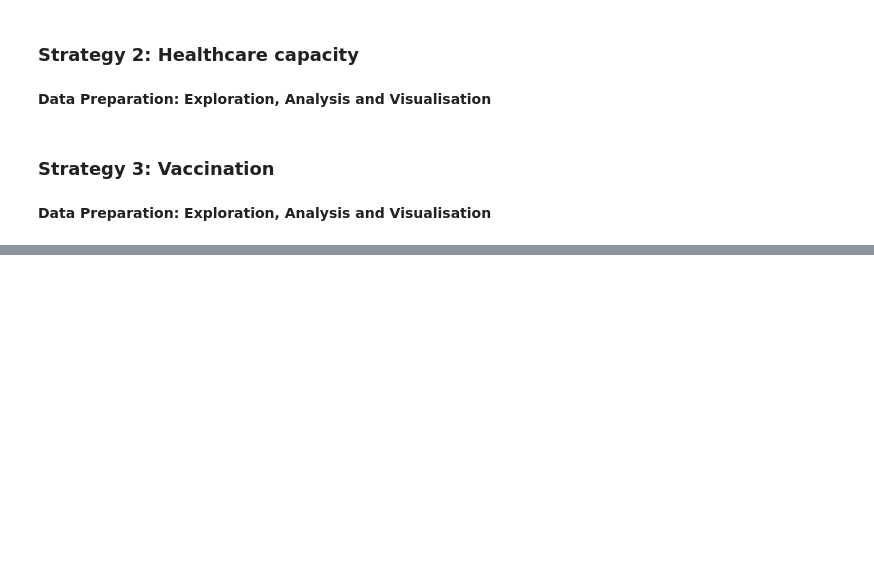
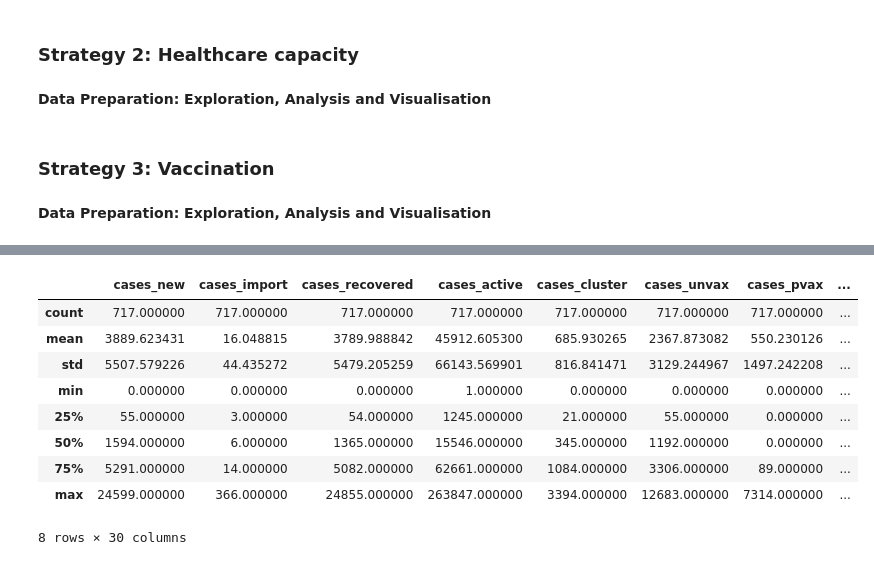
Before and after one commit to Karmen-Tee/covid19-public, a Jupyter notebook: Descriptive Analysis.ipynb, the cells around one changed output, grey strips where cells are left out. Cells and saved outputs as stored; diff of their text form; code cells hidden in the pictures; blank space fills up the shorter version.

```diff
--- a/Descriptive Analysis.ipynb
+++ b/Descriptive Analysis.ipynb
@@ -14,0 +99,13 @@
+# %%
+daily_cases.describe()
+# %% [output]
+|  | cases_new | cases_import | cases_recovered | cases_active | cases_cluster | cases_unvax | cases_pvax | ... |
+| count | 717.000000 | 717.000000 | 717.000000 | 717.000000 | 717.000000 | 717.000000 | 717.000000 | ... |
+| mean | 3889.623431 | 16.048815 | 3789.988842 | 45912.605300 | 685.930265 | 2367.873082 | 550.230126 | ... |
+| std | 5507.579226 | 44.435272 | 5479.205259 | 66143.569901 | 816.841471 | 3129.244967 | 1497.242208 | ... |
+| min | 0.000000 | 0.000000 | 0.000000 | 1.000000 | 0.000000 | 0.000000 | 0.000000 | ... |
+| 25% | 55.000000 | 3.000000 | 54.000000 | 1245.000000 | 21.000000 | 55.000000 | 0.000000 | ... |
+| 50% | 1594.000000 | 6.000000 | 1365.000000 | 15546.000000 | 345.000000 | 1192.000000 | 0.000000 | ... |
+| 75% | 5291.000000 | 14.000000 | 5082.000000 | 62661.000000 | 1084.000000 | 3306.000000 | 89.000000 | ... |
+| max | 24599.000000 | 366.000000 | 24855.000000 | 263847.000000 | 3394.000000 | 12683.000000 | 7314.000000 | ... |
+8 rows × 30 columns
```
Also changed, not shown: parts of 11 cells of this notebook.
